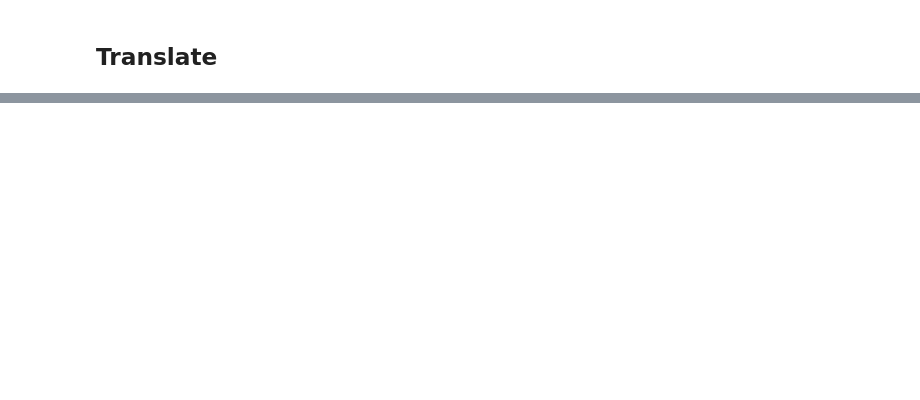
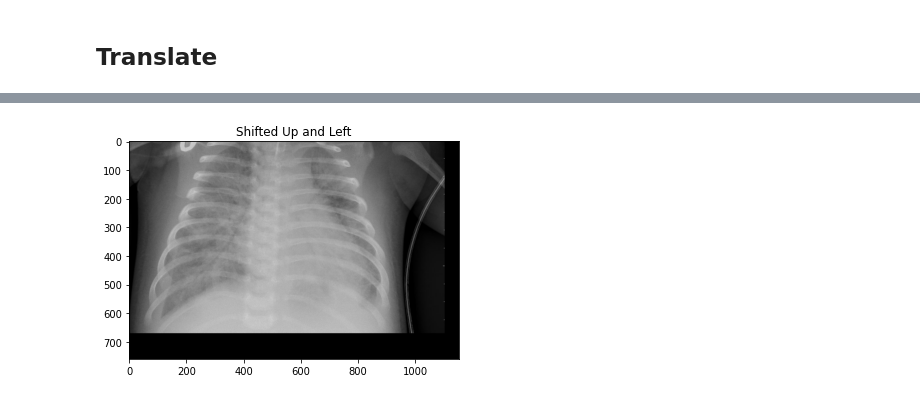
Before and after one commit to wpwwahyu/TKC_FinalProject, a Jupyter notebook: OpenCV.ipynb, the cells around one changed output, grey strips where cells are left out. Cells and saved outputs as stored; diff of their text form; code cells hidden in the pictures; blank space fills up the shorter version.

```diff
--- a/OpenCV.ipynb
+++ b/OpenCV.ipynb
@@ -439,0 +507,23 @@ plt_imshow("Rotated Without Cropping", rotated)
+# %%
+def plt_imshow(title, image):
+	# convert the image frame BGR to RGB color space and display it
+	image = cv2.cvtColor(image, cv2.COLOR_BGR2RGB)
+	plt.imshow(image)
+	plt.title(title)
+	plt.grid(False)
+	plt.show()
+# %%
+# since we are using Jupyter Notebooks we can replace our argument
+# parsing code with *hard coded* arguments and values
+args = {
+	"image": "person01.jpeg"
+}
+# %%
+# load the image and display it to our screen
+image = cv2.imread(args["image"])
+plt_imshow("Original", image)
+
+# shift the image 25 pixels to the right and 50 pixels down
+M = np.float32([[1, 0, 25], [0, 1, 50]])
+shifted = cv2.warpAffine(image, M, (image.shape[1], image.shape[0]))
+plt_imshow("Shifted Down and Right", shifted)
@@ -439,0 +533,9 @@ plt_imshow("Rotated Without Cropping", rotated)
+# %%
+# now, let's shift the image 50 pixels to the left and 90 pixels
+# up by specifying negative values for the x and y directions,
+# respectively
+M = np.float32([[1, 0, -50], [0, 1, -90]])
+shifted = cv2.warpAffine(image, M, (image.shape[1], image.shape[0]))
+plt_imshow("Shifted Up and Left", shifted)
+# %% [output]
+[figure, added]
```
Also changed, not shown: parts of 15 cells of this notebook.
